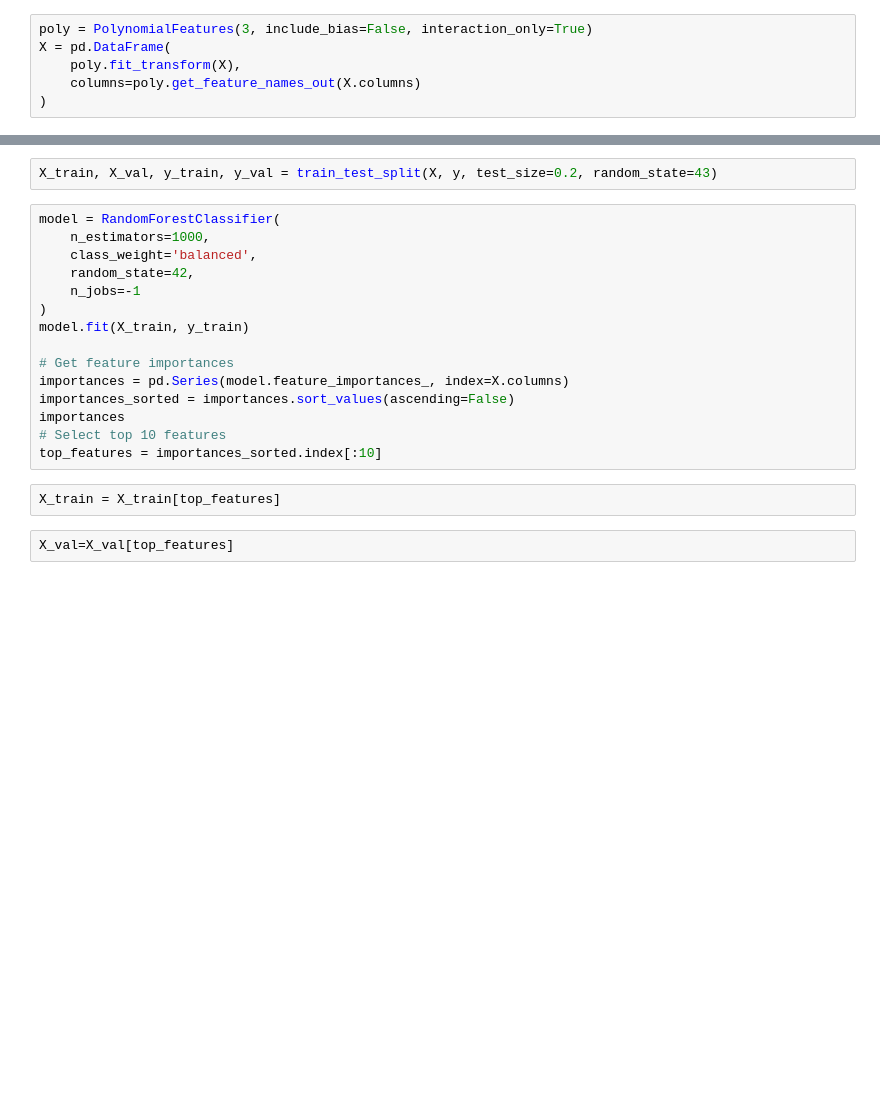
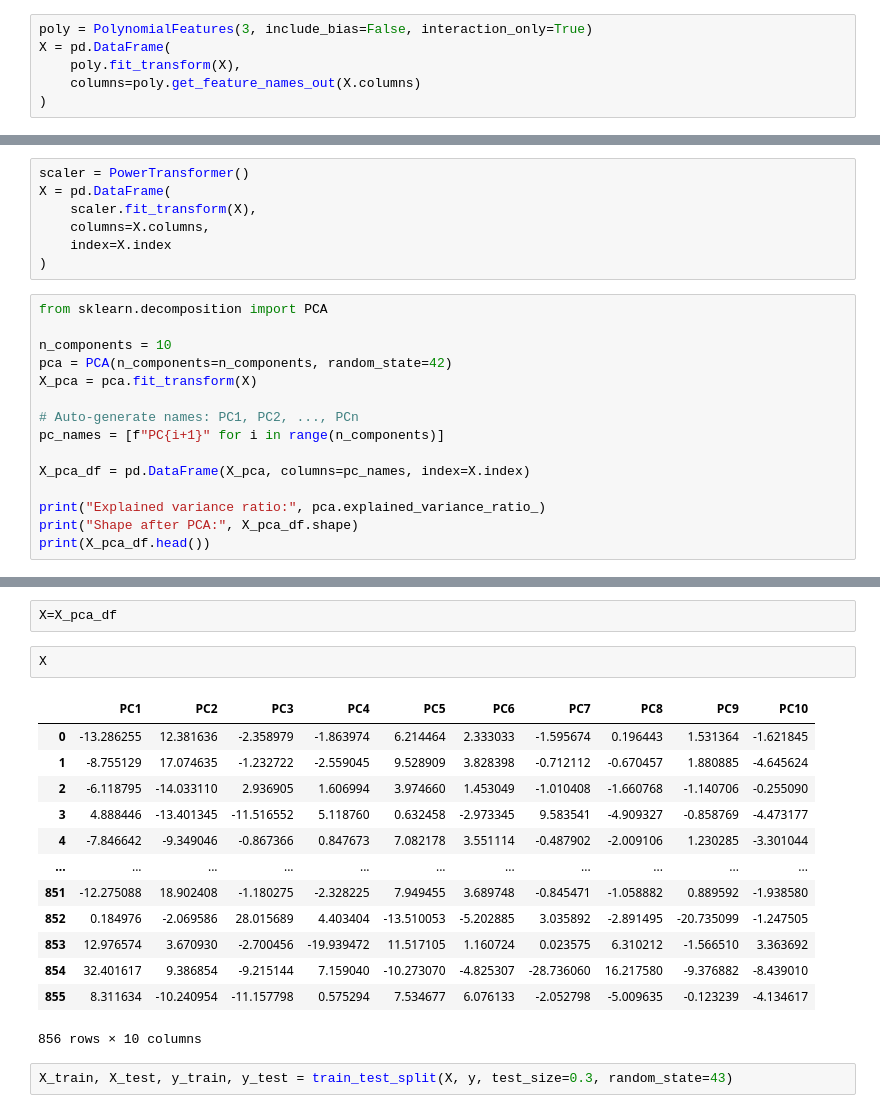
Before and after one commit to sormann/trfkaipoc, a Jupyter notebook: notebooks/balancedForest.ipynb, the cells around one changed output, grey strips where cells are left out. Cells and saved outputs as stored; diff of their text form; blank space fills up the shorter version.

```diff
--- a/notebooks/balancedForest.ipynb
+++ b/notebooks/balancedForest.ipynb
@@ -82,0 +63,22 @@ X = X.sample(frac=1, random_state=42)
+# %%
+scaler = PowerTransformer()
+X = pd.DataFrame(
+    scaler.fit_transform(X),
+    columns=X.columns,
+    index=X.index
+)
+# %%
+from sklearn.decomposition import PCA
+
+n_components = 10
+pca = PCA(n_components=n_components, random_state=42)
+X_pca = pca.fit_transform(X)
+
+# Auto-generate names: PC1, PC2, ..., PCn
+pc_names = [f"PC{i+1}" for i in range(n_components)]
+
+X_pca_df = pd.DataFrame(X_pca, columns=pc_names, index=X.index)
+
+print("Explained variance ratio:", pca.explained_variance_ratio_)
+print("Shape after PCA:", X_pca_df.shape)
+print(X_pca_df.head())
@@ -83,21 +102,20 @@ X = X.sample(frac=1, random_state=42)
+# %%
+X=X_pca_df
+# %%
+X
+# %% [output]
+|  | PC1 | PC2 | PC3 | PC4 | PC5 | PC6 | PC7 | PC8 | PC9 | PC10 |
+| 0 | -13.286255 | 12.381636 | -2.358979 | -1.863974 | 6.214464 | 2.333033 | -1.595674 | 0.196443 | 1.531364 | -1.621845 |
+| 1 | -8.755129 | 17.074635 | -1.232722 | -2.559045 | 9.528909 | 3.828398 | -0.712112 | -0.670457 | 1.880885 | -4.645624 |
+| 2 | -6.118795 | -14.033110 | 2.936905 | 1.606994 | 3.974660 | 1.453049 | -1.010408 | -1.660768 | -1.140706 | -0.255090 |
+| 3 | 4.888446 | -13.401345 | -11.516552 | 5.118760 | 0.632458 | -2.973345 | 9.583541 | -4.909327 | -0.858769 | -4.473177 |
+| 4 | -7.846642 | -9.349046 | -0.867366 | 0.847673 | 7.082178 | 3.551114 | -0.487902 | -2.009106 | 1.230285 | -3.301044 |
+| ... | ... | ... | ... | ... | ... | ... | ... | ... | ... | ... |
+| 851 | -12.275088 | 18.902408 | -1.180275 | -2.328225 | 7.949455 | 3.689748 | -0.845471 | -1.058882 | 0.889592 | -1.938580 |
+| 852 | 0.184976 | -2.069586 | 28.015689 | 4.403404 | -13.510053 | -5.202885 | 3.035892 | -2.891495 | -20.735099 | -1.247505 |
+| 853 | 12.976574 | 3.670930 | -2.700456 | -19.939472 | 11.517105 | 1.160724 | 0.023575 | 6.310212 | -1.566510 | 3.363692 |
+| 854 | 32.401617 | 9.386854 | -9.215144 | 7.159040 | -10.273070 | -4.825307 | -28.736060 | 16.217580 | -9.376882 | -8.439010 |
+| 855 | 8.311634 | -10.240954 | -11.157798 | 0.575294 | 7.534677 | 6.076133 | -2.052798 | -5.009635 | -0.123239 | -4.134617 |
+856 rows × 10 columns
 # %%
-X_train, X_val, y_train, y_val = train_test_split(X, y, test_size=0.2, random_state=43)
+X_train, X_test, y_train, y_test = train_test_split(X, y, test_size=0.3, random_state=43)
-# %%
-model = RandomForestClassifier(
-    n_estimators=1000,
-    class_weight='balanced',
-    random_state=42,
-    n_jobs=-1
-)
-model.fit(X_train, y_train)
-
-# Get feature importances
-importances = pd.Series(model.feature_importances_, index=X.columns)
-importances_sorted = importances.sort_values(ascending=False)
-importances
-# Select top 10 features
-top_features = importances_sorted.index[:10]
-# %%
-X_train = X_train[top_features]
-# %%
-X_val=X_val[top_features]
```
Also changed, not shown: parts of 16 cells of this notebook, 1 other file.
